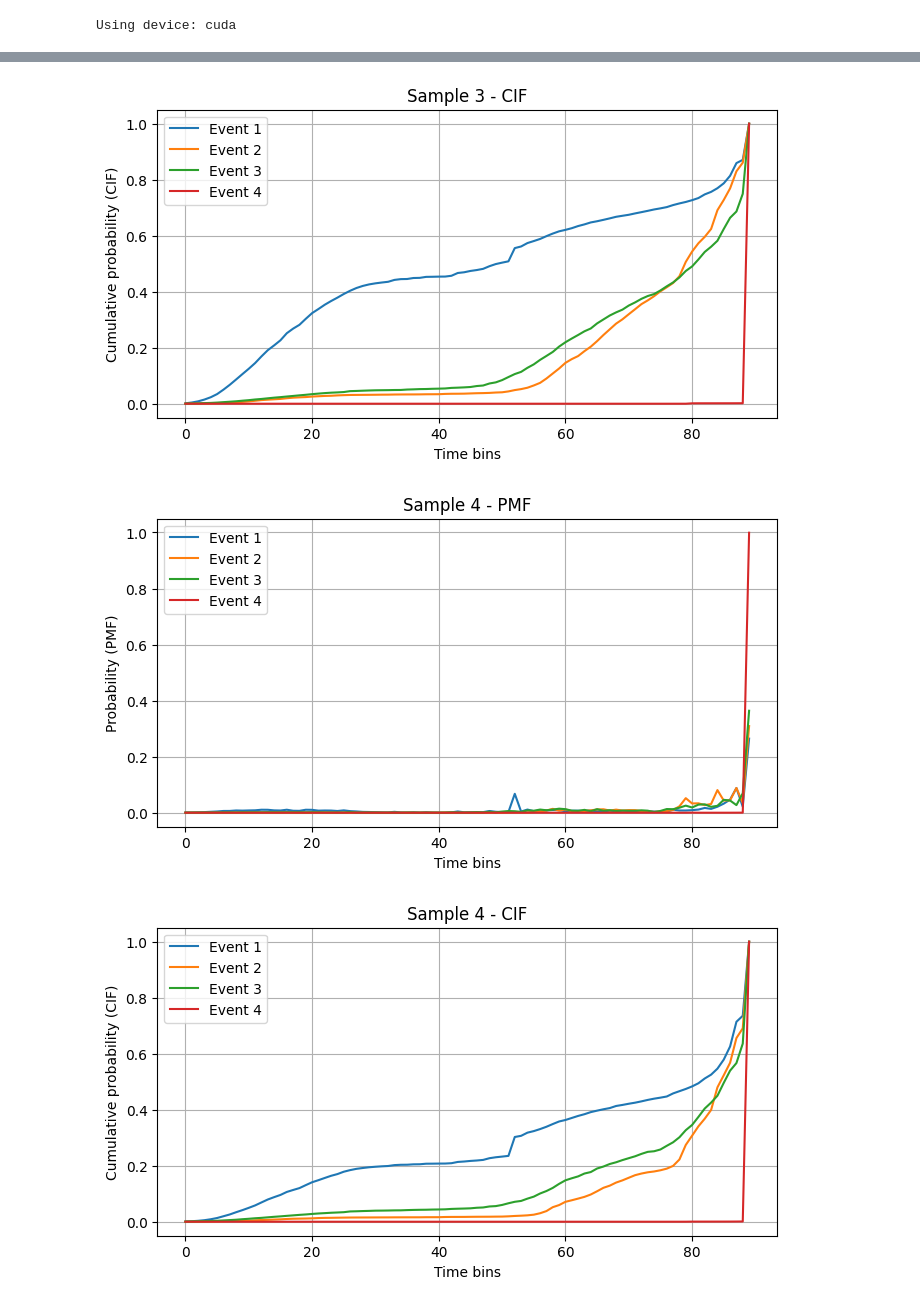
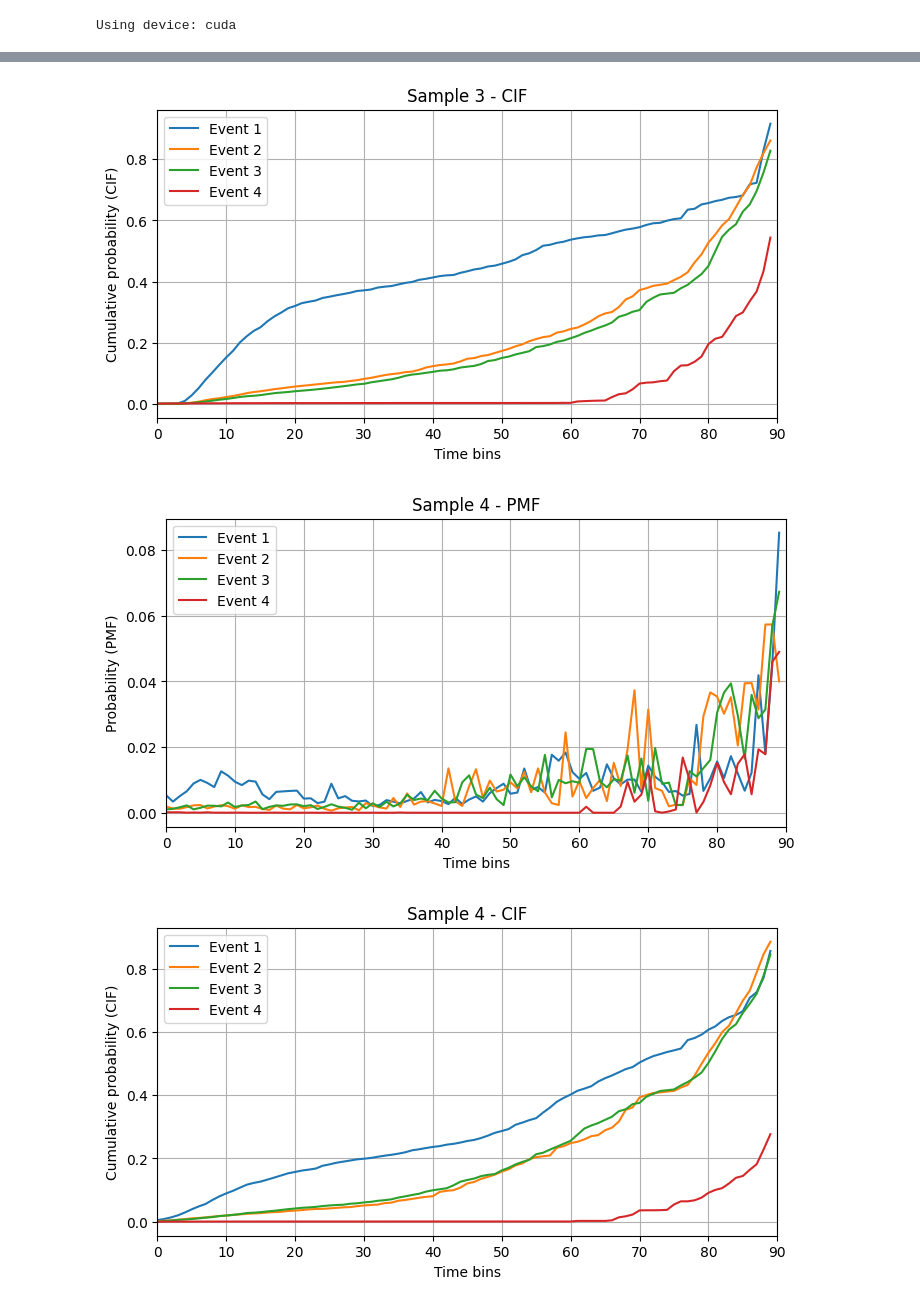
Before and after one commit to Maroco0109/SKN19_2ND_5TEAM, a Jupyter notebook: test.ipynb, the cells around one changed output, grey strips where cells are left out. Cells and saved outputs as stored; diff of their text form; code cells hidden in the pictures.

```diff
--- a/test.ipynb
+++ b/test.ipynb
@@ -25,10 +25,13 @@ from modules.DataModify import DataPreprocessing
 
 import modules.Models as Models
 # %%
-input_file_path = ['./data/encoded_dataset.csv']
+input_file_path = ['./data/2022Data_part1.csv', './data/2022Data_part2.csv']
+
 
 # 랜덤 시드 고정 : 결과 비교용
 Models.set_seed(42)
+
+dp = DataPreprocessing()
 
 # device 설정 (cuda 사용 가능 시 cuda 사용)
 device = torch.device("cuda" if torch.cuda.is_available() else "cpu")
@@ -39,7 +42,7 @@ dataset = DataModify.CancerDataset(
     target_column='target_label',              # target column
     time_column='Survival months_bin_3m',      # Survival months
     file_paths=input_file_path,
-    transform=None          # 기존에 정제가 완료된 데이터를 사용할 경우 None
+    transform=dp.run                           # 기존에 정제가 완료된 데이터를 사용할 경우 None
 )
 # %% [output]
 Using device: cuda
@@ -80,11 +83,11 @@ def compute_survival_metrics(pmf: torch.Tensor):
         'expected_time': expected_time
     }
 # %%
-input_params_path = './data/parameters/deephit_model_without_drop_cols.pth'
+input_params_path = './data/parameters/deephit_model_without_feature_concat.pth'
 
 input_dim = dataset.data.shape[1]   # input dimension : data의 feature의 개수
 hidden_size = (128, 64)             # 1번째, 2번째 hidden layer의 size
-time_bins = 90                     # 3개월 단위로 time을 split하여 각 구간으로 삼음 -> 최대 270개월 + 그 후
+time_bins = 91                     # 3개월 단위로 time을 split하여 각 구간으로 삼음 -> 최대 270개월 + 그 후
 num_events = 4                      # 사건의 개수
 
 # 모델 정의 (학습할 때 사용한 모델 클래스)
@@ -105,9 +108,15 @@ with torch.no_grad():  # 평가 시에는 gradient 계산 필요 없음
     for x, times, events in test_loader:
         x, times, events = x.to(device), times.to(device), events.to(device)
 
-        # 예측
-        _, pmf, cif = model(x[:1])  # DeepHit 모델이 pmf, cif 반환한다고 가정
-        metrics = compute_survival_metrics(pmf)
+        # 모델 예측
+        _, pmf, cif = model(x)
+
+        # 마지막 시간축 제거 (더미 제거)
+        pmf = pmf[:, :, :-1]
+        cif = cif[:, :, :-1]
+
+        # 생존 메트릭 계산
+        metrics = ModelAnalysis.compute_survival_metrics(pmf)
 
         print("🔹 생존확률 (Survival):", metrics['survival'].shape)
         print(metrics['survival'][0])
@@ -137,8 +147,12 @@ with torch.no_grad():
         x, times, events = x.to(device), times.to(device), events.to(device)
 
         _, pmf, cif = model(x)  # pmf, cif: (batch_size, num_events, time_bins)
+
+        # 마지막 시간 bin 제거
+        pmf = pmf[:, :, :-1]
+        cif = cif[:, :, :-1]
         batch_size, num_events, time_bins = cif.shape
-        time_points = list(range(time_bins))  # 시간축, 실제 bin 단위에 맞게 수정 가능
+        time_points = list(range(time_bins))  # 시간축, 마지막 더미 제거됨
 
         for i in range(batch_size):
             # ===== PMF =====
@@ -162,6 +176,6 @@ with torch.no_grad():
             plt.title(f'Sample {i} - CIF')
             plt.legend()
             plt.grid(True)
-            plt.gird(0, 90)
+            plt.xlim(0, 90)
             plt.show()
 # %% [output]
@@ -175,3 +189,3 @@ with torch.no_grad():
-[figure, old version]
+[figure, new version]
-[figure, old version]
+[figure, new version]
-[figure, old version]
+[figure, new version]
```
Also changed, not shown: parts of 3 cells of this notebook, 11 other files.
